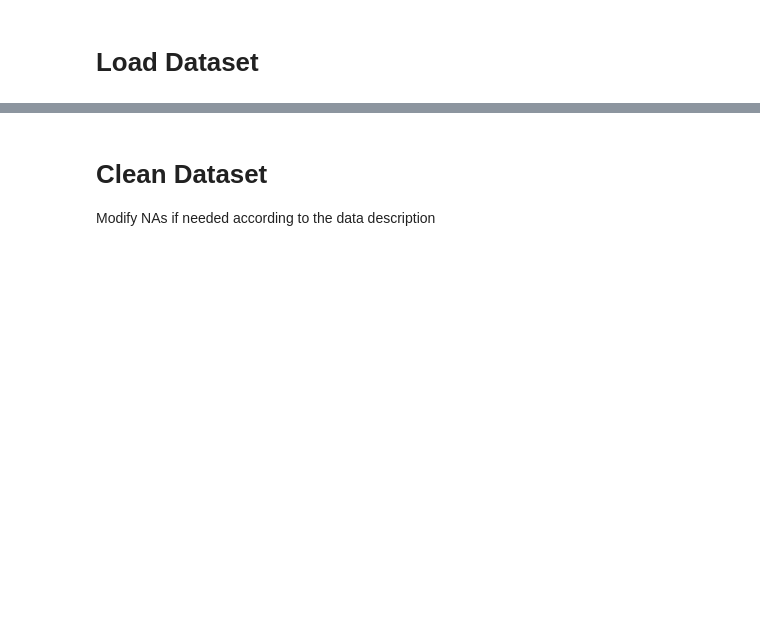
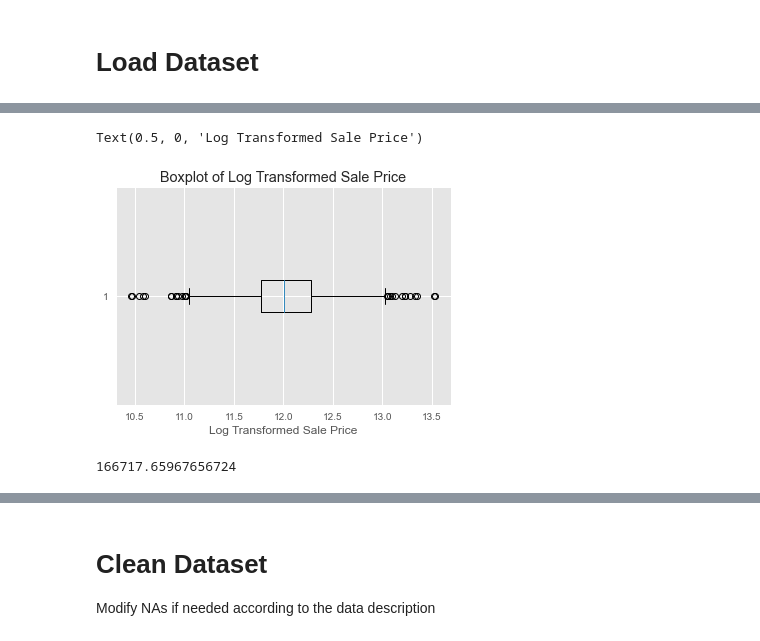
Before and after one commit to kennybagzz/Iowa-House-Prices-Prediction, a Jupyter notebook: house-prices-advanced-regression-techniques/Feature Engineering.ipynb, the cells around one changed output, grey strips where cells are left out. Drawn from its saved outputs; the diff is of its cells as text; code cells hidden in the pictures; blank space fills up the shorter version.

```diff
--- a/house-prices-advanced-regression-techniques/Feature Engineering.ipynb
+++ b/house-prices-advanced-regression-techniques/Feature Engineering.ipynb
@@ -25,3 +26,5 @@ test = pd.read_csv('test.csv')
 train = train.drop('Id',1)
 train.columns
 test = test.drop('Id',1)
+# %%
+df = pd.read_csv('train.csv')
@@ -27,0 +55,11 @@ test = test.drop('Id',1)
+# %%
+plt.boxplot(np.log1p(df["SalePrice"]), vert = False)
+plt.title("Boxplot of Log Transformed Sale Price")
+plt.xlabel("Log Transformed Sale Price")
+# %% [output]
+Text(0.5, 0, 'Log Transformed Sale Price')
+[figure, added]
+# %%
+e** 12.024057
+# %% [output]
+166717.65967656724
```
Also changed, not shown: parts of 11 cells of this notebook, 1 other file.
